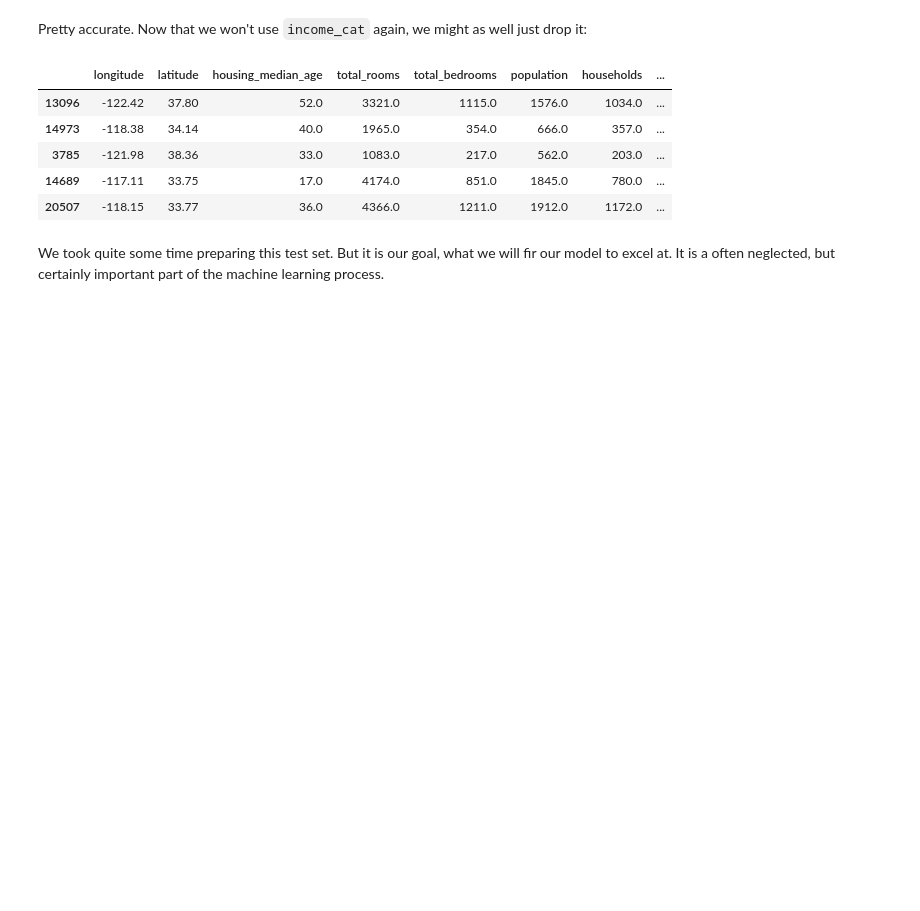
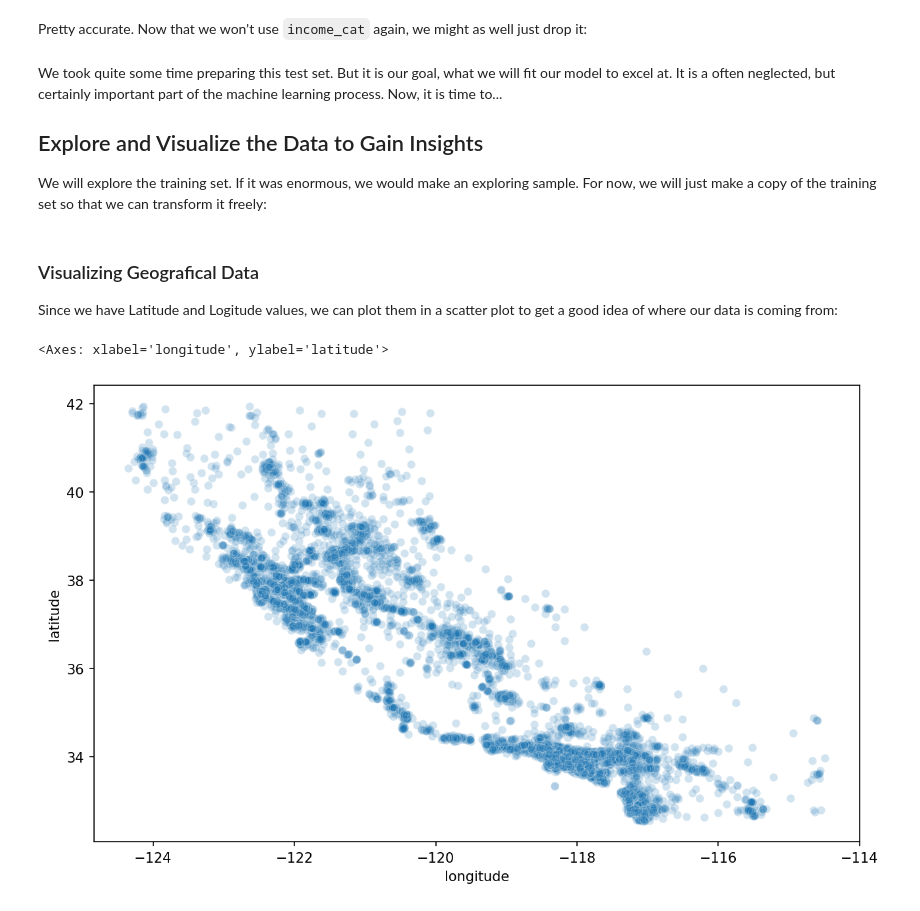
Before and after one commit to guinbraga/Hands-On-Machine-Learning-with-Scikit-Learn-and-Pytorch, a Jupyter notebook: 2-end_to_end_machine_learning_project/2-end_to_end_machine_learning_project.ipynb, the cells around one changed output. Saved outputs shown, nothing was run; the diff lists cells and outputs as text; code cells hidden in the pictures; blank space fills up the shorter version.

```diff
--- a/2-end_to_end_machine_learning_project/2-end_to_end_machine_learning_project.ipynb
+++ b/2-end_to_end_machine_learning_project/2-end_to_end_machine_learning_project.ipynb
@@ -223,10 +222,10 @@ strat_train_set, strat_test_set = strat_splits[0]
 There's a shorter way to do this, although it will
 require looping for using 10 strats:
 # %%
-strat_train_set, strat_test_set = train_test_split(
-  housing_full, test_size=0.2, stratify=housing['income_cat'],
-  random_state=42
-)
+# strat_train_set, strat_test_set = train_test_split(
+#   housing_full, test_size=0.2, stratify=housing_full['income_cat'],
+#   random_state=42
+# )
 # %% [markdown]
 Lets check if the income categories proportions are
 equal to those in the original dataset:
@@ -257,15 +241,29 @@ for train_set, test_set in strat_splits:
   train_set = test_set.drop('income_cat', axis=1)
 # %%
 strat_train_set.head()
-# %% [output]
-|  | longitude | latitude | housing_median_age | total_rooms | total_bedrooms | population | households | ... |
-| 13096 | -122.42 | 37.80 | 52.0 | 3321.0 | 1115.0 | 1576.0 | 1034.0 | ... |
-| 14973 | -118.38 | 34.14 | 40.0 | 1965.0 | 354.0 | 666.0 | 357.0 | ... |
-| 3785 | -121.98 | 38.36 | 33.0 | 1083.0 | 217.0 | 562.0 | 203.0 | ... |
-| 14689 | -117.11 | 33.75 | 17.0 | 4174.0 | 851.0 | 1845.0 | 780.0 | ... |
-| 20507 | -118.15 | 33.77 | 36.0 | 4366.0 | 1211.0 | 1912.0 | 1172.0 | ... |
 # %% [markdown]
 We took quite some time preparing this test set.
-But it is our goal, what we will fir our model to
+But it is our goal, what we will fit our model to
 excel at. It is a often neglected, but certainly important
-part of the machine learning process.
+part of the machine learning process. Now, it is time to...
+
+## Explore and Visualize the Data to Gain Insights
+
+We will explore the training set. If it was enormous,
+we would make an exploring sample. For now, we will
+just make a copy of the training set so that we can
+transform it freely:
+# %%
+housing = strat_train_set.copy()
+# %% [markdown]
+### Visualizing Geografical Data
+
+Since we have Latitude and Logitude values, we can
+plot them in a scatter plot to get a good idea of
+where our data is coming from:
+# %%
+import seaborn as sns
+sns.scatterplot(x='longitude', y='latitude', data=housing, alpha=0.2)
+# %% [output]
+<Axes: xlabel='longitude', ylabel='latitude'>
+[figure, added]
```
Also changed, not shown: parts of 33 cells of this notebook, 1 other file.
